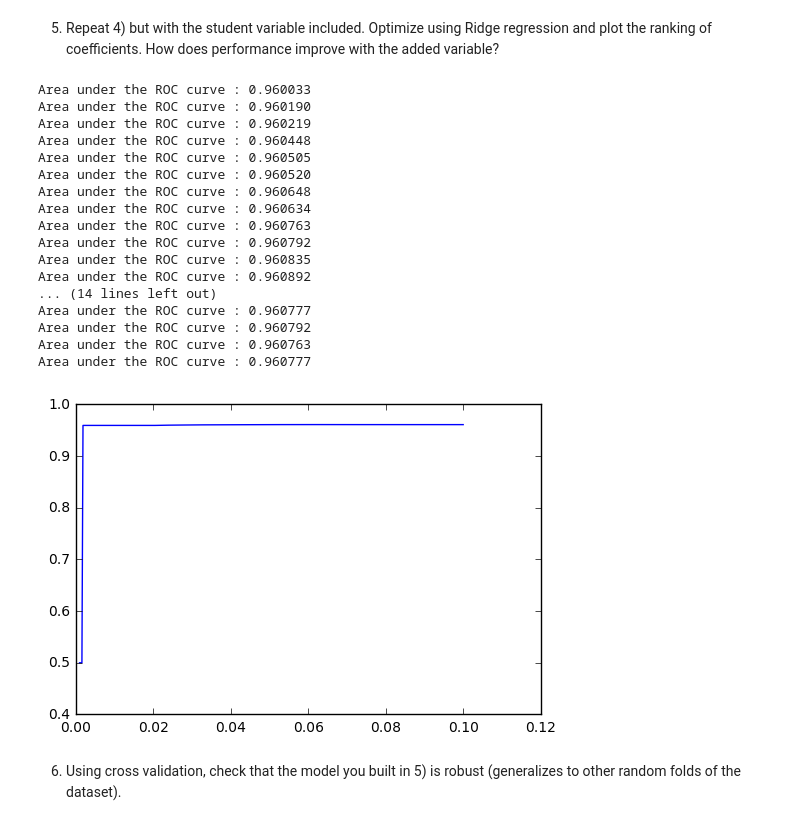
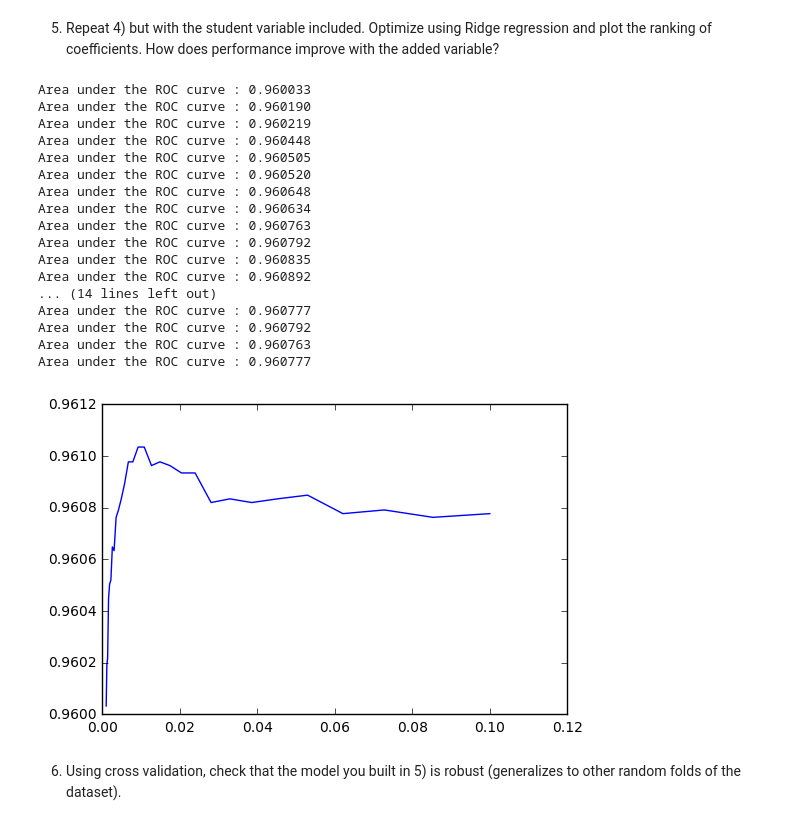
Before and after one commit to Columbia-Intro-Data-Science/python-introduction-LingxiangYu, a Jupyter notebook: LY2305_HW3.ipynb, the cells around one changed output. Cells and saved outputs as stored; diff of their text form; code cells hidden in the pictures.

```diff
--- a/LY2305_HW3.ipynb
+++ b/LY2305_HW3.ipynb
@@ -185,8 +183,8 @@ Area under the ROC curve : 0.960949
 5) Repeat 4) but with the student variable included. Optimize using Ridge regression and plot the ranking
 of coefficients.  How does performance improve with the added variable?
 # %%
-X2 = data_final[['balance','income','student-No']]
-y2 = data_final[['default-No']]
+X2 = data_final[['balance','income','student']]
+y2 = data_final[['default']]
 
 scaler = StandardScaler()
 X2 = scaler.fit_transform(X1)
@@ -214,35 +212,35 @@ def generate_auc(X,y,clf_class,**kwargs):
 
 
 alphas = np.logspace(-3,-1,30)
 scores2 = []
 
 for alpha in alphas:
     regr = LogisticRegression(C=alpha,penalty='l2')
 
     fpr, tpr, roc_auc, thresholds= generate_auc(X2,y2,LogisticRegression,C=alpha,penalty='l2')
     scores2.append(roc_auc)
 
-plt.plot(alphas,scores)
+plt.plot(alphas,scores2)
 plt.show()
 # %% [output]
 Area under the ROC curve : 0.960033
 Area under the ROC curve : 0.960190
 Area under the ROC curve : 0.960219
 Area under the ROC curve : 0.960448
 Area under the ROC curve : 0.960505
 Area under the ROC curve : 0.960520
 Area under the ROC curve : 0.960648
 Area under the ROC curve : 0.960634
 Area under the ROC curve : 0.960763
 Area under the ROC curve : 0.960792
 Area under the ROC curve : 0.960835
 Area under the ROC curve : 0.960892
 ... (14 lines left out)
 Area under the ROC curve : 0.960777
 Area under the ROC curve : 0.960792
 Area under the ROC curve : 0.960763
 Area under the ROC curve : 0.960777
-[figure, old version]
+[figure, new version]
 # %% [markdown]
 6) Using cross validation, check that the model you built in 5) is robust (generalizes to other random folds of the dataset).
 # %% [markdown]
```
Also changed, not shown: parts of 1 cell of this notebook.
